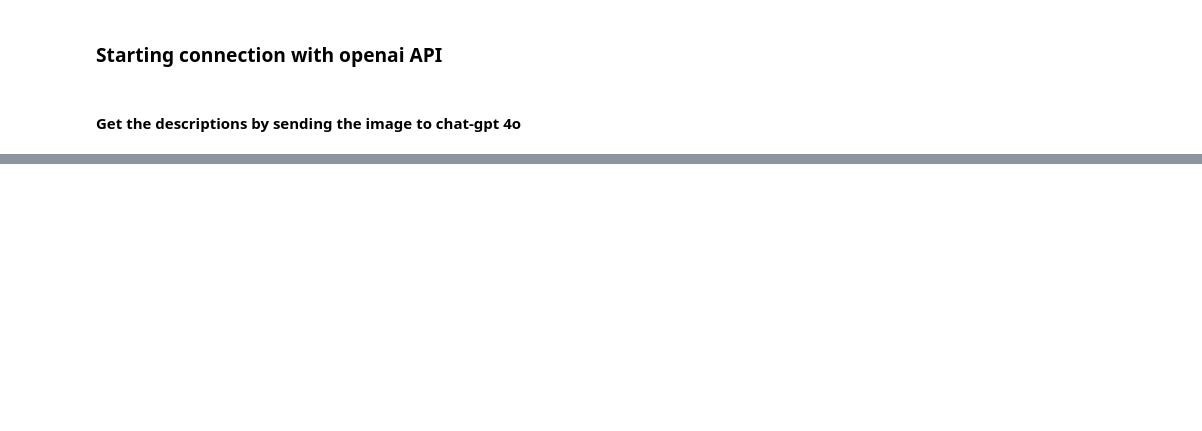
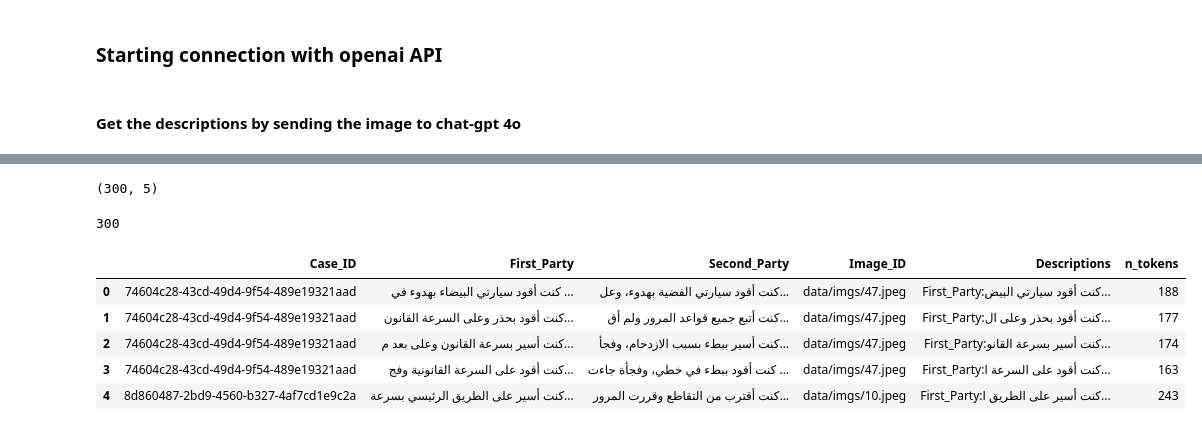
Before and after one commit to Sulaiman-F-Alharbi/Capstone, a Jupyter notebook: capstone.ipynb, the cells around one changed output, grey strips where cells are left out. Saved outputs shown, nothing was run; the diff lists cells and outputs as text; code cells hidden in the pictures; blank space fills up the shorter version.

```diff
--- a/capstone.ipynb
+++ b/capstone.ipynb
@@ -178,0 +279,6 @@ for r, img in zip(responses, images_paths):
+# %%
+api_key
+descrip_df = pd.read_csv("data/descriptions.csv")
+# %%
+# Create the new 'descriptions' column
+descrip_df['Descriptions'] = 'First_Party:' + descrip_df['First_Party'] + '\nSecond_Party:' + descrip_df['Second_Party']
@@ -178,0 +296,4 @@ for r, img in zip(responses, images_paths):
+# %%
+descrip_df.shape
+# %% [output]
+(300, 5)
@@ -178,0 +307,17 @@ for r, img in zip(responses, images_paths):
+# %%
+encoding = tiktoken.get_encoding(embedding_encoding)
+
+# omit reviews that are too long to embed
+descrip_df["n_tokens"] = descrip_df.Descriptions.apply(lambda x: len(encoding.encode(x)))
+len(descrip_df)
+# %% [output]
+300
+# %%
+descrip_df.head()
+# %% [output]
+|  | Case_ID | First_Party | Second_Party | Image_ID | Descriptions | n_tokens |
+| 0 | 74604c28-43cd-49d4-9f54-489e19321aad | كنت أقود سيارتي البيضاء بهدوء في ... | كنت أقود سيارتي الفضية بهدوء، وعل... | data/imgs/47.jpeg | First_Party:كنت أقود سيارتي البيض... | 188 |
+| 1 | 74604c28-43cd-49d4-9f54-489e19321aad | كنت أقود بحذر وعلى السرعة القانون... | كنت أتبع جميع قواعد المرور ولم أق... | data/imgs/47.jpeg | First_Party:كنت أقود بحذر وعلى ال... | 177 |
+| 2 | 74604c28-43cd-49d4-9f54-489e19321aad | كنت أسير بسرعة القانون وعلى بعد م... | كنت أسير ببطء بسبب الازدحام، وفجأ... | data/imgs/47.jpeg | First_Party:كنت أسير بسرعة القانو... | 174 |
+| 3 | 74604c28-43cd-49d4-9f54-489e19321aad | كنت أقود على السرعة القانونية وفج... | كنت أقود ببطء في خطي، وفجأة جاءت ... | data/imgs/47.jpeg | First_Party:كنت أقود على السرعة ا... | 163 |
+| 4 | 8d860487-2bd9-4560-b327-4af7cd1e9c2a | كنت أسير على الطريق الرئيسي بسرعة... | كنت أقترب من التقاطع وقررت المرور... | data/imgs/10.jpeg | First_Party:كنت أسير على الطريق ا... | 243 |
```
Also changed, not shown: parts of 23 cells of this notebook, 2 other files.
